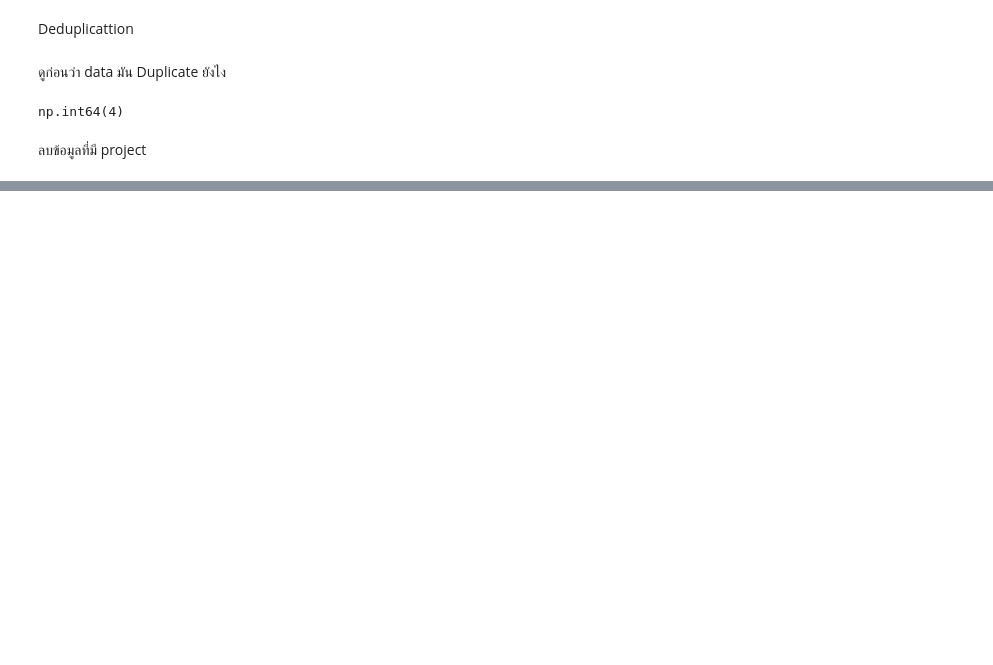
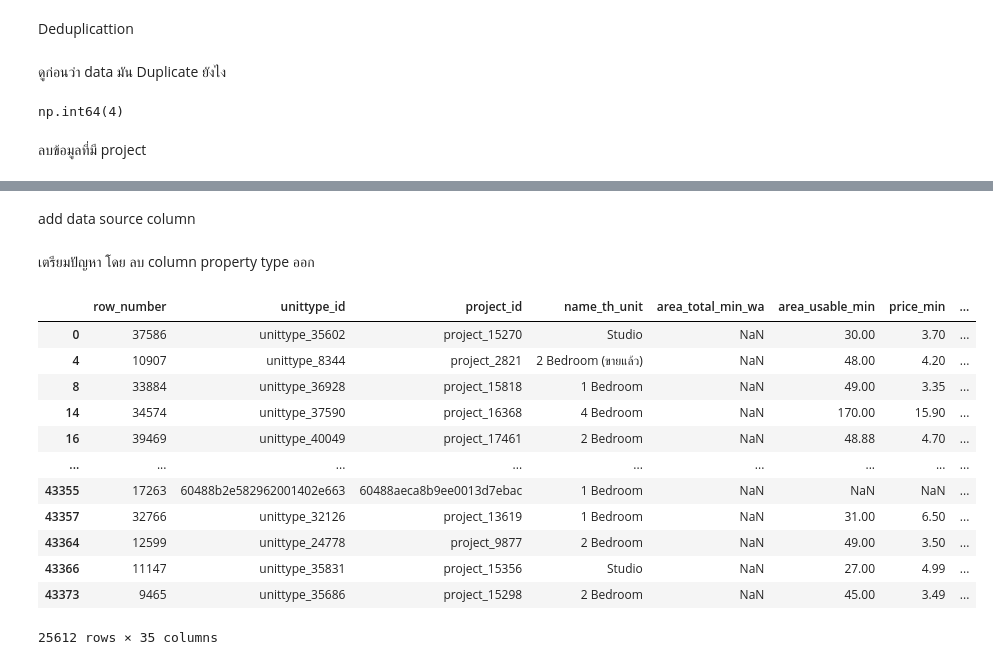
Before and after one commit to para662/BSC_DPDM, a Jupyter notebook: Ch3_Data_Preprocessing.ipynb, the cells around one changed output, grey strips where cells are left out. Cells and saved outputs as stored; diff of their text form; code cells hidden in the pictures; blank space fills up the shorter version.

Commit message:
data integration Y-axis

```diff
--- a/Ch3_Data_Preprocessing.ipynb
+++ b/Ch3_Data_Preprocessing.ipynb
@@ -458,0 +502,4 @@ project_df_dedup = project.drop_duplicates(keep = False).head()
+# %%
+condo['price_min'] = condo['price_min']/1000000
+combined_properties_df = pd.concat([house, condo])
+combined_properties_df.head()
@@ -458,0 +574,27 @@ project_df_dedup = project.drop_duplicates(keep = False).head()
+# %% [markdown]
+add data source column
+# %% [markdown]
+เตรียมปัญหา โดย ลบ column property type ออก
+# %%
+house=house.drop(columns=['propertytype_id','propertytype_name_en','propertytype_name_th'])
+house=condo.drop(columns=['propertytype_id','propertytype_name_en','propertytype_name_th'])
+# %%
+house['data_source'] = 'house'
+condo['data_source'] = 'condo'
+houseandcondo = pd.concat([house,condo])
+# %%
+pd.concat([house,condo])
+# %% [output]
+|  | row_number | unittype_id | project_id | name_th_unit | area_total_min_wa | area_usable_min | price_min | ... |
+| 0 | 37586 | unittype_35602 | project_15270 | Studio | NaN | 30.00 | 3.70 | ... |
+| 4 | 10907 | unittype_8344 | project_2821 | 2 Bedroom (ขายแล้ว) | NaN | 48.00 | 4.20 | ... |
+| 8 | 33884 | unittype_36928 | project_15818 | 1 Bedroom | NaN | 49.00 | 3.35 | ... |
+| 14 | 34574 | unittype_37590 | project_16368 | 4 Bedroom | NaN | 170.00 | 15.90 | ... |
+| 16 | 39469 | unittype_40049 | project_17461 | 2 Bedroom | NaN | 48.88 | 4.70 | ... |
+| ... | ... | ... | ... | ... | ... | ... | ... | ... |
+| 43355 | 17263 | 60488b2e582962001402e663 | 60488aeca8b9ee0013d7ebac | 1 Bedroom | NaN | NaN | NaN | ... |
+| 43357 | 32766 | unittype_32126 | project_13619 | 1 Bedroom | NaN | 31.00 | 6.50 | ... |
+| 43364 | 12599 | unittype_24778 | project_9877 | 2 Bedroom | NaN | 49.00 | 3.50 | ... |
+| 43366 | 11147 | unittype_35831 | project_15356 | Studio | NaN | 27.00 | 4.99 | ... |
+| 43373 | 9465 | unittype_35686 | project_15298 | 2 Bedroom | NaN | 45.00 | 3.49 | ... |
+25612 rows × 35 columns
```
Also changed, not shown: parts of 21 cells of this notebook.
